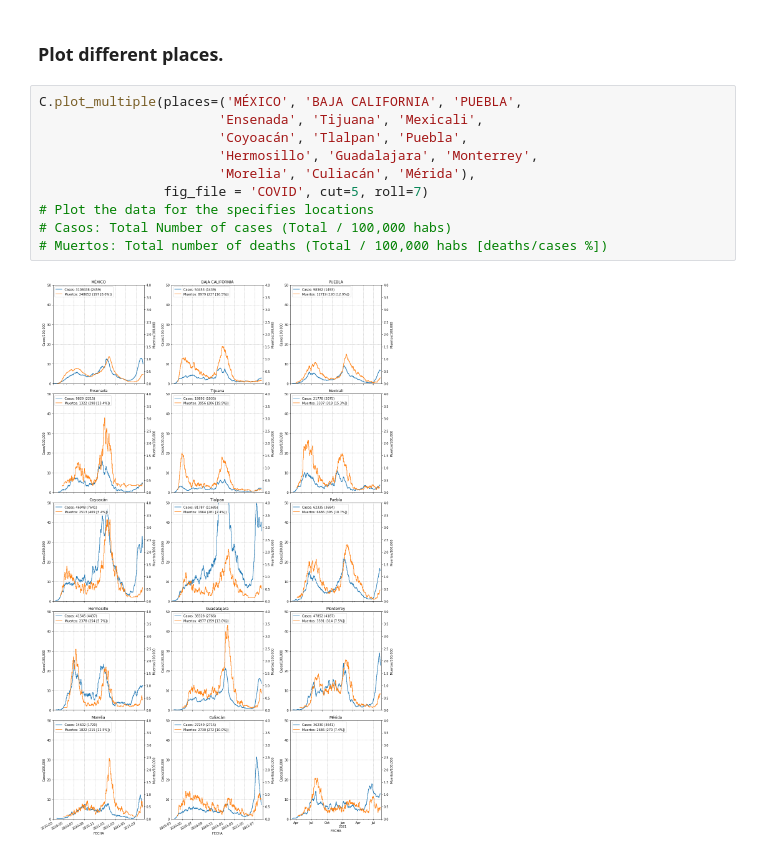
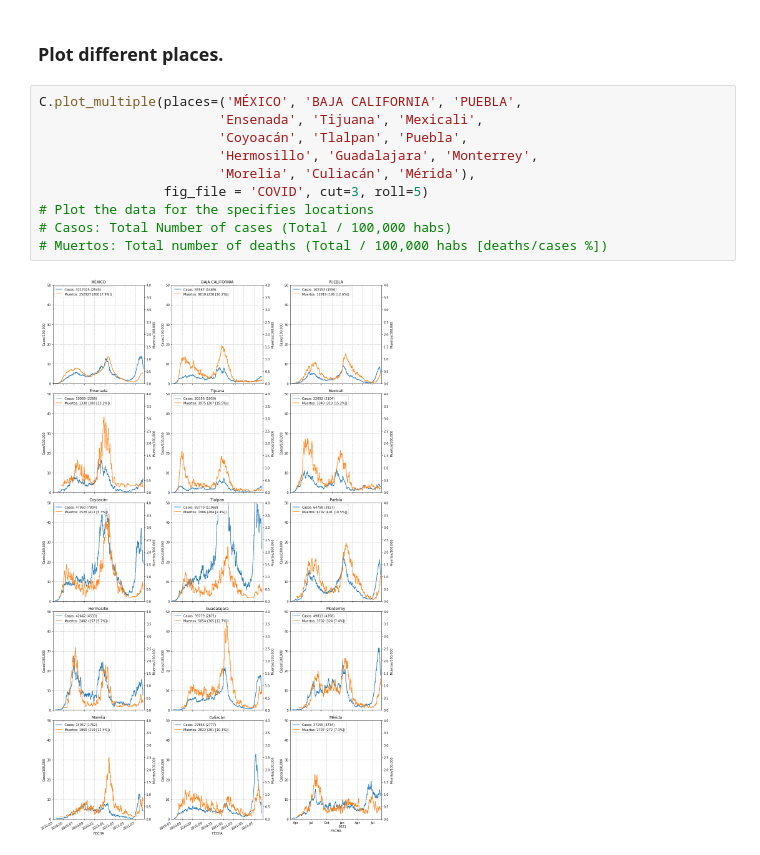
Before and after one commit to Morisset/plot_COVID_Mex, a Jupyter notebook: plot_COVID.ipynb, the cells around one changed output. Drawn from its saved outputs; the diff is of its cells as text.

```diff
--- a/plot_COVID.ipynb
+++ b/plot_COVID.ipynb
@@ -463,15 +463,15 @@ array(['JULIMES', 'SAN JULIÁN', 'ASUNCIÓN TLACOLULITA', 'CULIACÁN'],
 # %%
 C.plot_multiple(places=('MÉXICO', 'BAJA CALIFORNIA', 'PUEBLA',
                        'Ensenada', 'Tijuana', 'Mexicali',
                        'Coyoacán', 'Tlalpan', 'Puebla',
                        'Hermosillo', 'Guadalajara', 'Monterrey',
                        'Morelia', 'Culiacán', 'Mérida'),
-                fig_file = 'COVID', cut=5, roll=7)
+                fig_file = 'COVID', cut=3, roll=5)
 # Plot the data for the specifies locations
 # Casos: Total Number of cases (Total / 100,000 habs)
 # Muertos: Total number of deaths (Total / 100,000 habs [deaths/cases %])
 # %% [output]
-[figure, old version]
+[figure, new version]
 # %%
 C.print_stats_states()
 # %% [output]
```
Also changed, not shown: parts of 2 cells of this notebook.
